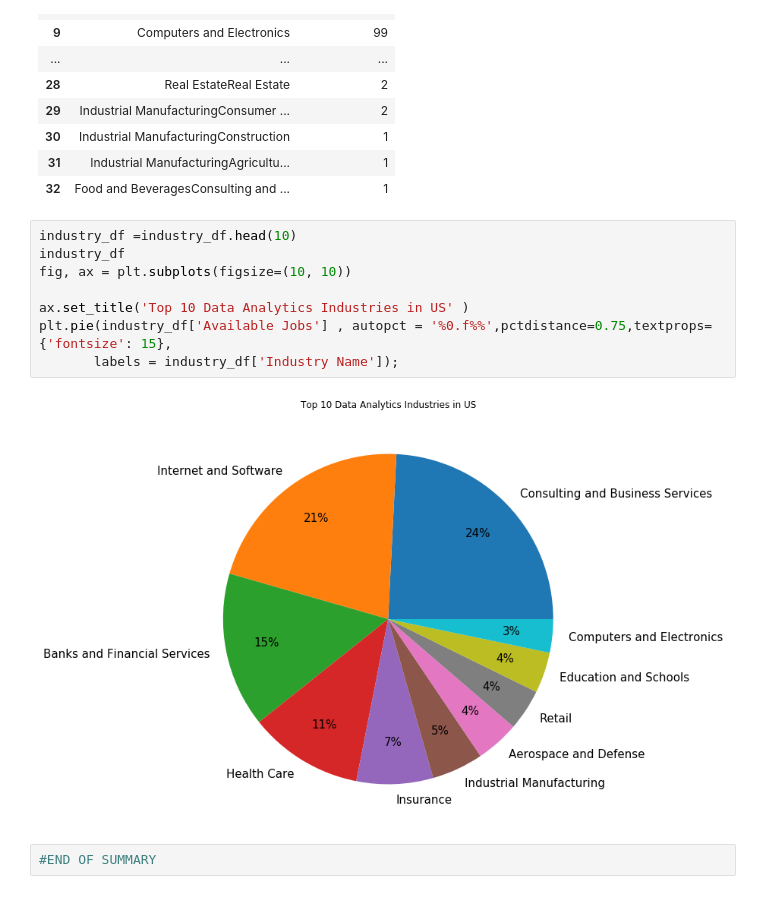
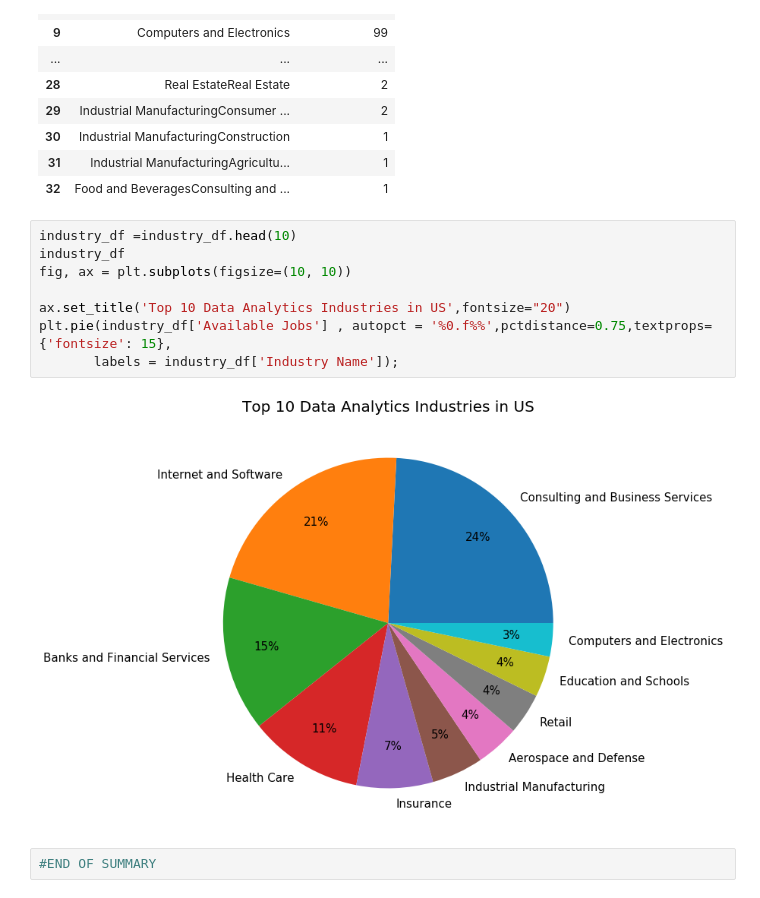
Before and after one commit to GitGTBoot/Project-1, a Jupyter notebook: Project 1.ipynb, the cells around one changed output. Drawn from its saved outputs; the diff is of its cells as text.

```diff
--- a/Project 1.ipynb
+++ b/Project 1.ipynb
@@ -178,13 +218,13 @@ industry_df
 # %%
 industry_df =industry_df.head(10)
 industry_df
 fig, ax = plt.subplots(figsize=(10, 10))
 
-ax.set_title('Top 10 Data Analytics Industries in US' )
+ax.set_title('Top 10 Data Analytics Industries in US',fontsize="20")
 plt.pie(industry_df['Available Jobs'] , autopct = '%0.f%%',pctdistance=0.75,textprops={'fontsize': 15},
        labels = industry_df['Industry Name']);
 # %% [output]
-[figure, old version]
+[figure, new version]
 # %%
 #END OF SUMMARY
 # %%
```
Also changed, not shown: parts of 7 cells of this notebook.
